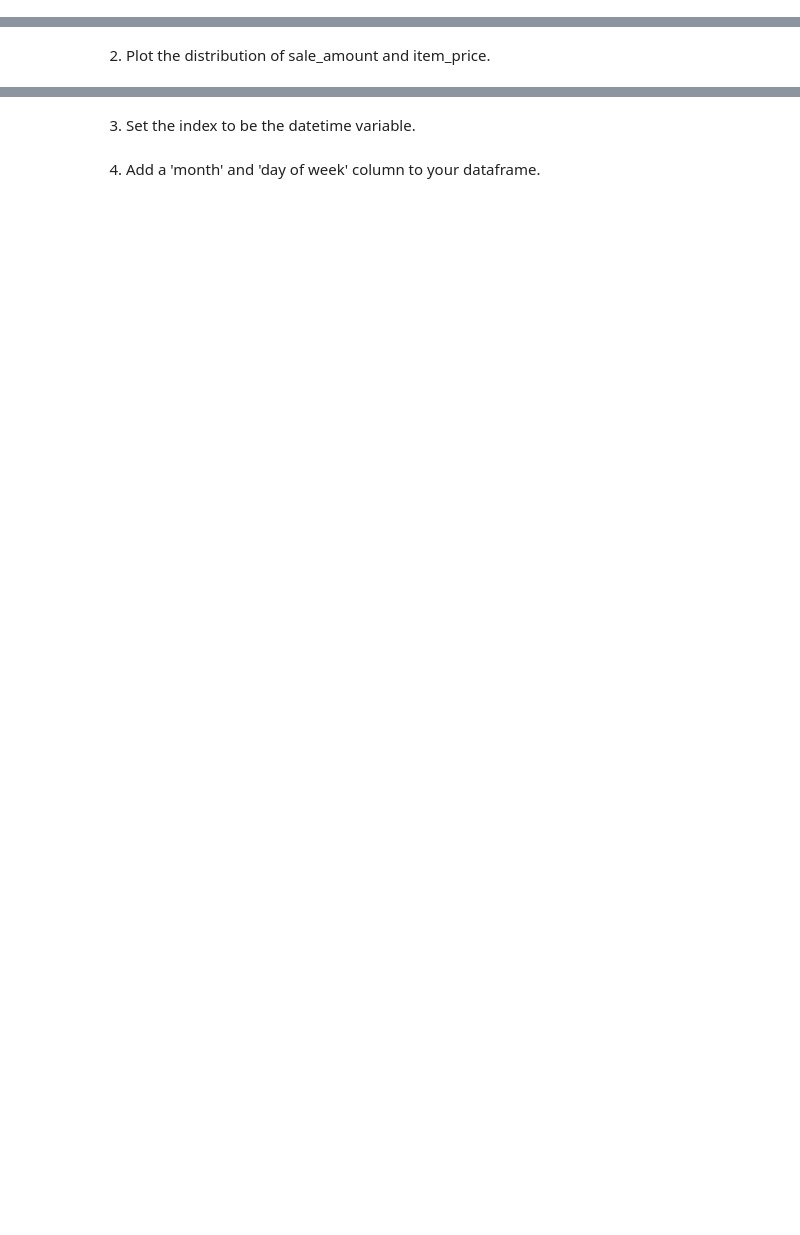
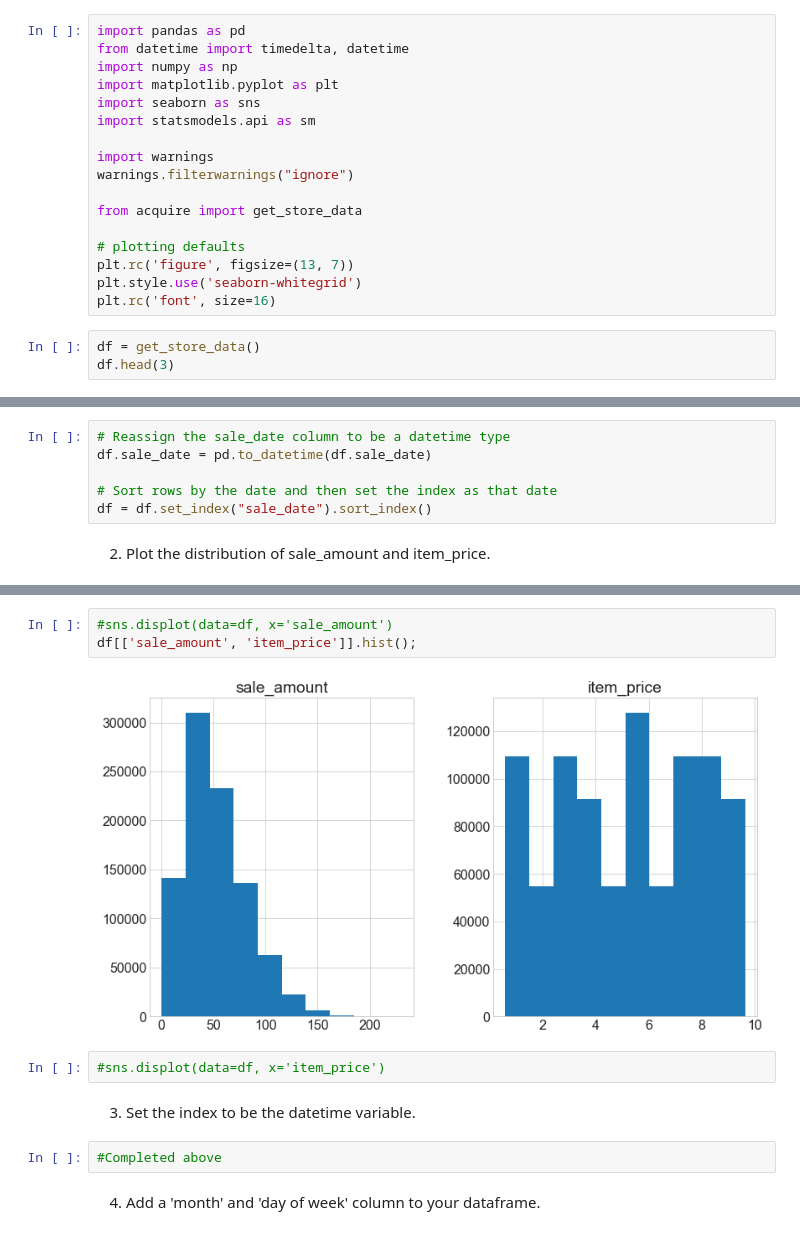
Before and after one commit to Jared-Godar/time-series-exercises, a Jupyter notebook: prepare_exercises.ipynb, the cells around one changed output, grey strips where cells are left out. Drawn from its saved outputs; the diff is of its cells as text; blank space fills up the shorter version.

Commit message:
Completed sales prepare exercises

```diff
--- a/prepare_exercises.ipynb
+++ b/prepare_exercises.ipynb
@@ -4,3 +4,23 @@
 The end result of this exercise should be a file named `prepare.py`.
 
 **Using your store items data:**
+# %%
+import pandas as pd
+from datetime import timedelta, datetime
+import numpy as np
+import matplotlib.pyplot as plt
+import seaborn as sns
+import statsmodels.api as sm
+
+import warnings
+warnings.filterwarnings("ignore")
+
+from acquire import get_store_data
+
+# plotting defaults
+plt.rc('figure', figsize=(13, 7))
+plt.style.use('seaborn-whitegrid')
+plt.rc('font', size=16)
+# %%
+df = get_store_data()
+df.head(3)
@@ -7,4 +38,10 @@ The end result of this exercise should be a file named `prepare.py`.
 # %% [markdown]
 1. Convert date column to datetime format.
+# %%
+# Reassign the sale_date column to be a datetime type
+df.sale_date = pd.to_datetime(df.sale_date)
+
+# Sort rows by the date and then set the index as that date
+df = df.set_index("sale_date").sort_index()
 # %% [markdown]
 2. Plot the distribution of sale_amount and item_price.
@@ -11,4 +59,13 @@ The end result of this exercise should be a file named `prepare.py`.
+# %%
+#sns.displot(data=df, x='sale_amount')
+df[['sale_amount', 'item_price']].hist();
+# %% [output]
+[figure, added]
+# %%
+#sns.displot(data=df, x='item_price')
 # %% [markdown]
 3. Set the index to be the datetime variable.
+# %%
+#Completed above
 # %% [markdown]
 4. Add a 'month' and 'day of week' column to your dataframe.
```
Also changed, not shown: parts of 8 cells of this notebook.
